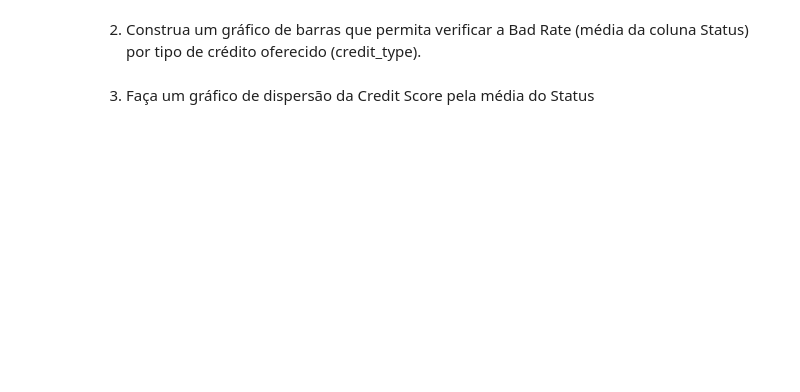
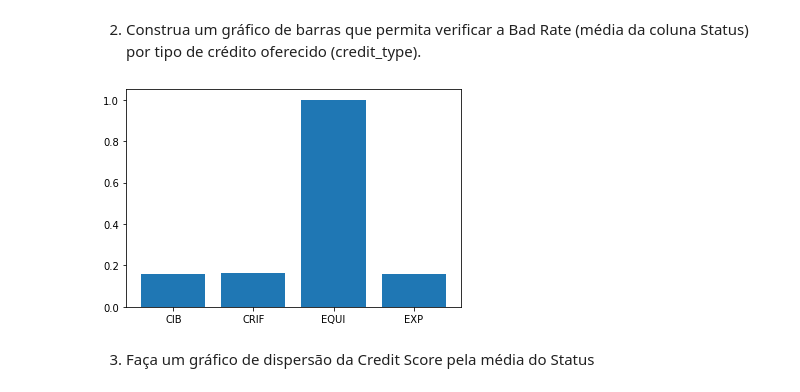
Before and after one commit to gaiogreg/aulas-LC-Safra, a Jupyter notebook: Modulo 4/Aula 3 - Matplotlib.ipynb, the cells around one changed output. Cells and saved outputs as stored; diff of their text form; code cells hidden in the pictures; blank space fills up the shorter version.

```diff
--- a/Modulo 4/Aula 3 - Matplotlib.ipynb
+++ b/Modulo 4/Aula 3 - Matplotlib.ipynb
@@ -282,5 +392,7 @@ Os bancos obtêm uma receita importante com empréstimos concedidos. Mas muitas
 O conjunto de dados é enorme e consiste em vários fatores determinísticos, como renda do mutuário, gênero, finalidade do empréstimo, etc. O conjunto de dados está sujeito a uma forte multicolinearidade e valores vazios. Você pode superar esses fatores e construir um classificador forte para prever inadimplentes?
 # %% [markdown]
 Importe a base **Loan_Default.csv** que está em csv dentro do diretório **data**.
+# %%
+db_loan = pd.read_csv('./data/Loan_Default.csv')
 # %% [markdown]
 Verifique com a função .info os campos presentes na tabela
@@ -293,4 +449,9 @@ Imprima as estatísticas padrões do dataframe com a função .describe
 # %% [markdown]
 2) Construa um gráfico de barras que permita verificar a Bad Rate (média da coluna Status) por tipo de crédito oferecido (credit_type).
+# %%
+df_bad_rate =  db_loan.groupby('credit_type').mean()
+plt.bar(x=df_bad_rate.index, height=df_bad_rate['Status'],data='df_bad_rate');
+# %% [output]
+[figure, added]
 # %% [markdown]
 3) Faça um gráfico de dispersão da Credit Score pela média do Status
```
Also changed, not shown: parts of 49 cells of this notebook, 4 other files.
